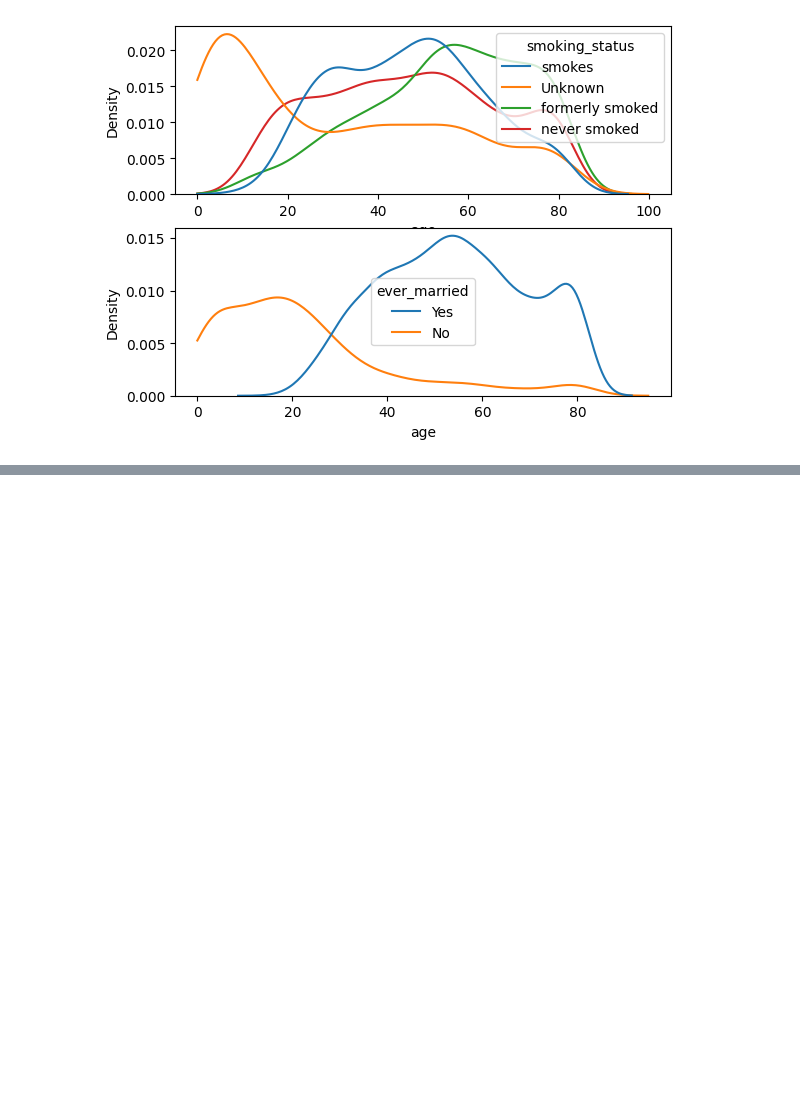
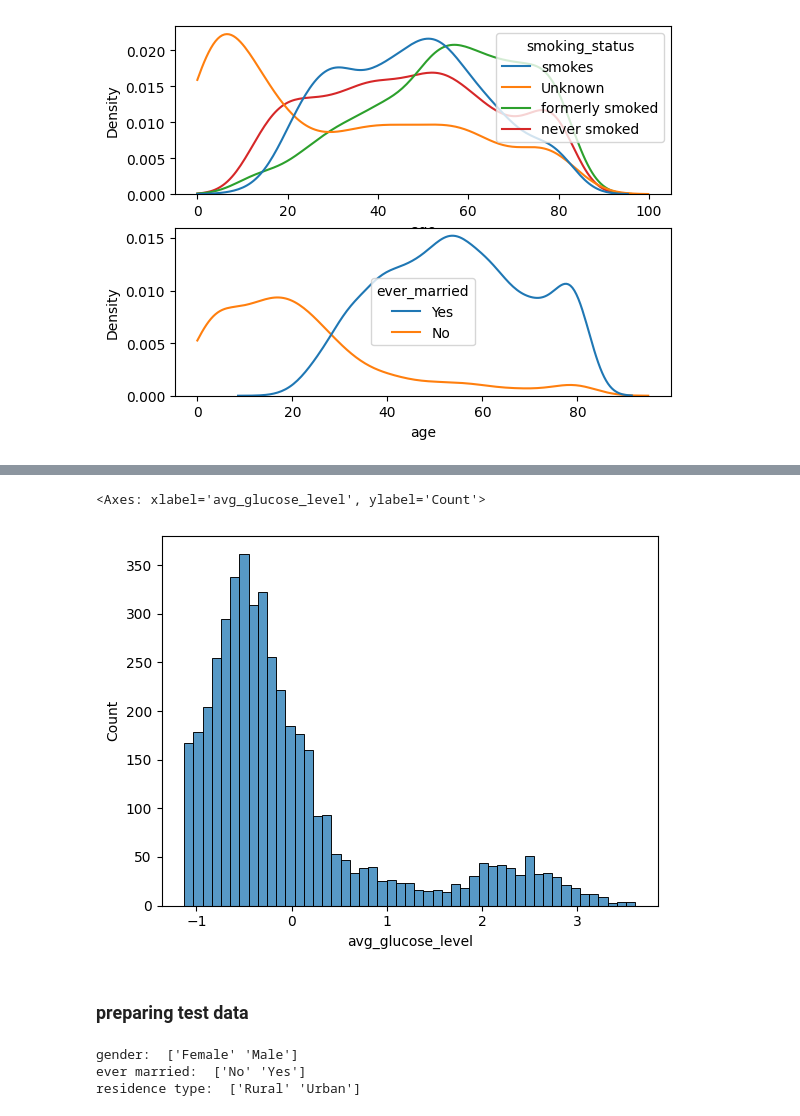
Before and after one commit to rahmanaminoor25/ML-project--stroke, a Jupyter notebook: Classification_project.ipynb, the cells around one changed output, grey strips where cells are left out. Cells and saved outputs as stored; diff of their text form; code cells hidden in the pictures; blank space fills up the shorter version.

```diff
--- a/Classification_project.ipynb
+++ b/Classification_project.ipynb
@@ -345,0 +453,7 @@ In the countplots section, we see that smokers and never smokes do not seem to l
+# %%
+sns.histplot(df['avg_glucose_level'])
+# %% [output]
+<Axes: xlabel='avg_glucose_level', ylabel='Count'>
+[figure, added]
+# %% [markdown]
+### preparing test data
@@ -345,0 +479,8 @@ In the countplots section, we see that smokers and never smokes do not seem to l
+# %%
+print('gender: ',label_encoder1.inverse_transform([0, 1]))
+print('ever married: ',label_encoder2.inverse_transform([0, 1]))
+print('residence type: ',label_encoder3.inverse_transform([0, 1]))
+# %% [output]
+gender:  ['Female' 'Male']
+ever married:  ['No' 'Yes']
+residence type:  ['Rural' 'Urban']
```
Also changed, not shown: parts of 21 cells of this notebook.
